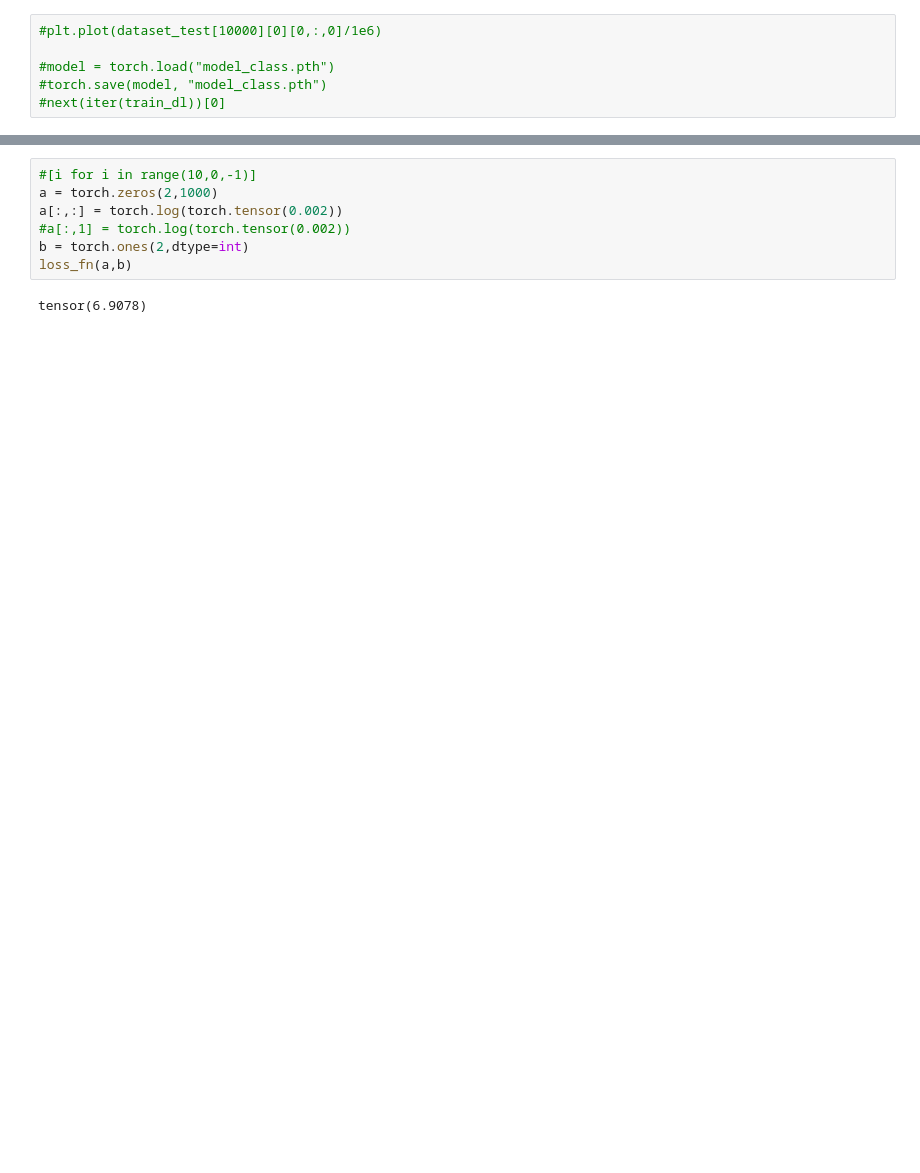
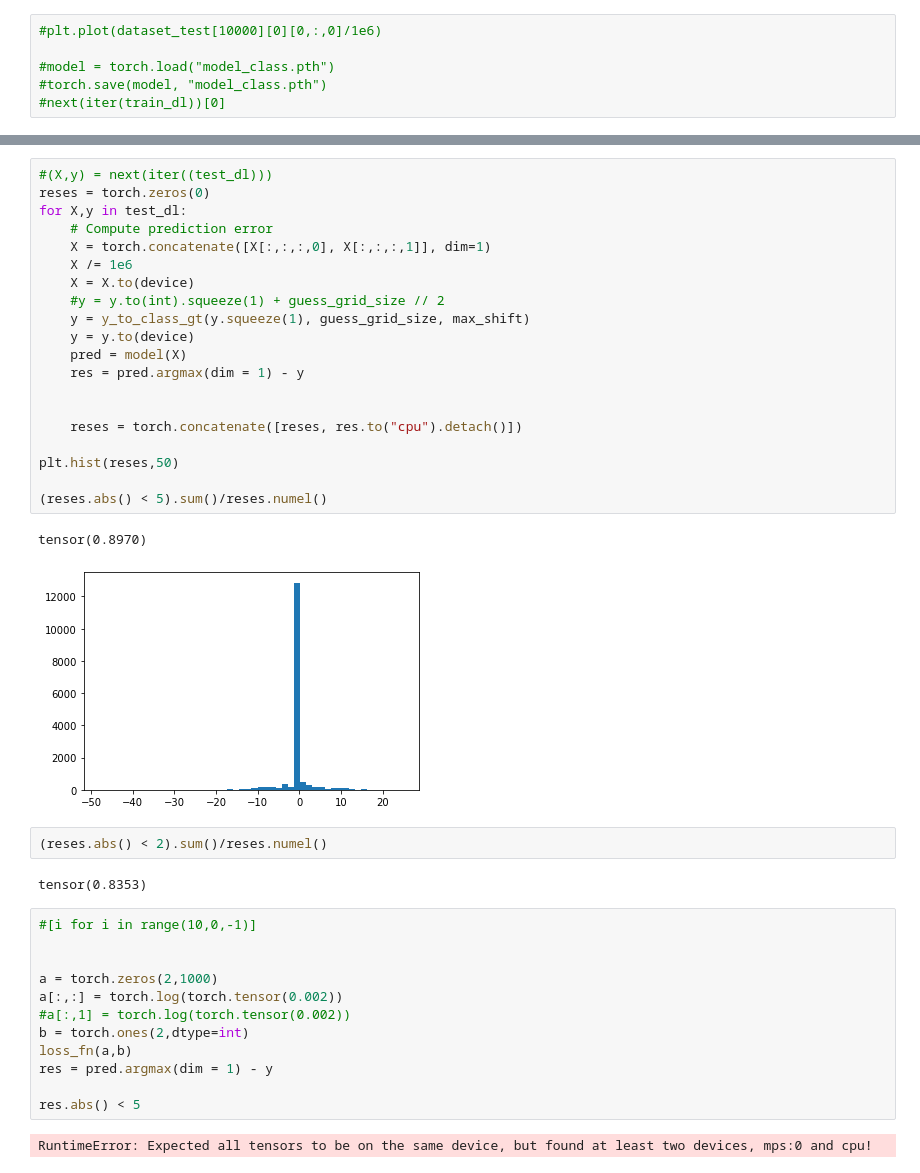
Before and after one commit to Etomer/timeshift_ML, a Jupyter notebook: scripts/training_on_generated_data.ipynb, the cells around one changed output, grey strips where cells are left out. Saved outputs shown, nothing was run; the diff lists cells and outputs as text; blank space fills up the shorter version.

```diff
--- a/scripts/training_on_generated_data.ipynb
+++ b/scripts/training_on_generated_data.ipynb
@@ -309,9 +384,41 @@ loss = loss_fn(pred, y)
+# %%
+#(X,y) = next(iter((test_dl)))
+reses = torch.zeros(0)
+for X,y in test_dl:
+    # Compute prediction error
+    X = torch.concatenate([X[:,:,:,0], X[:,:,:,1]], dim=1)
+    X /= 1e6
+    X = X.to(device)
+    #y = y.to(int).squeeze(1) + guess_grid_size // 2
+    y = y_to_class_gt(y.squeeze(1), guess_grid_size, max_shift)
+    y = y.to(device)
+    pred = model(X)
+    res = pred.argmax(dim = 1) - y
+
+
+    reses = torch.concatenate([reses, res.to("cpu").detach()])
+
+plt.hist(reses,50)
+
+(reses.abs() < 5).sum()/reses.numel()
+# %% [output]
+tensor(0.8970)
+[figure, added]
+# %%
+(reses.abs() < 2).sum()/reses.numel()
+# %% [output]
+tensor(0.8353)
 # %%
 #[i for i in range(10,0,-1)]
+
+
 a = torch.zeros(2,1000)
 a[:,:] = torch.log(torch.tensor(0.002))
 #a[:,1] = torch.log(torch.tensor(0.002))
 b = torch.ones(2,dtype=int)
 loss_fn(a,b)
+res = pred.argmax(dim = 1) - y
+
+res.abs() < 5
 # %% [output]
-tensor(6.9078)
+RuntimeError: Expected all tensors to be on the same device, but found at least two devices, mps:0 and cpu!
```
Also changed, not shown: parts of 7 cells of this notebook, 4 other files.
